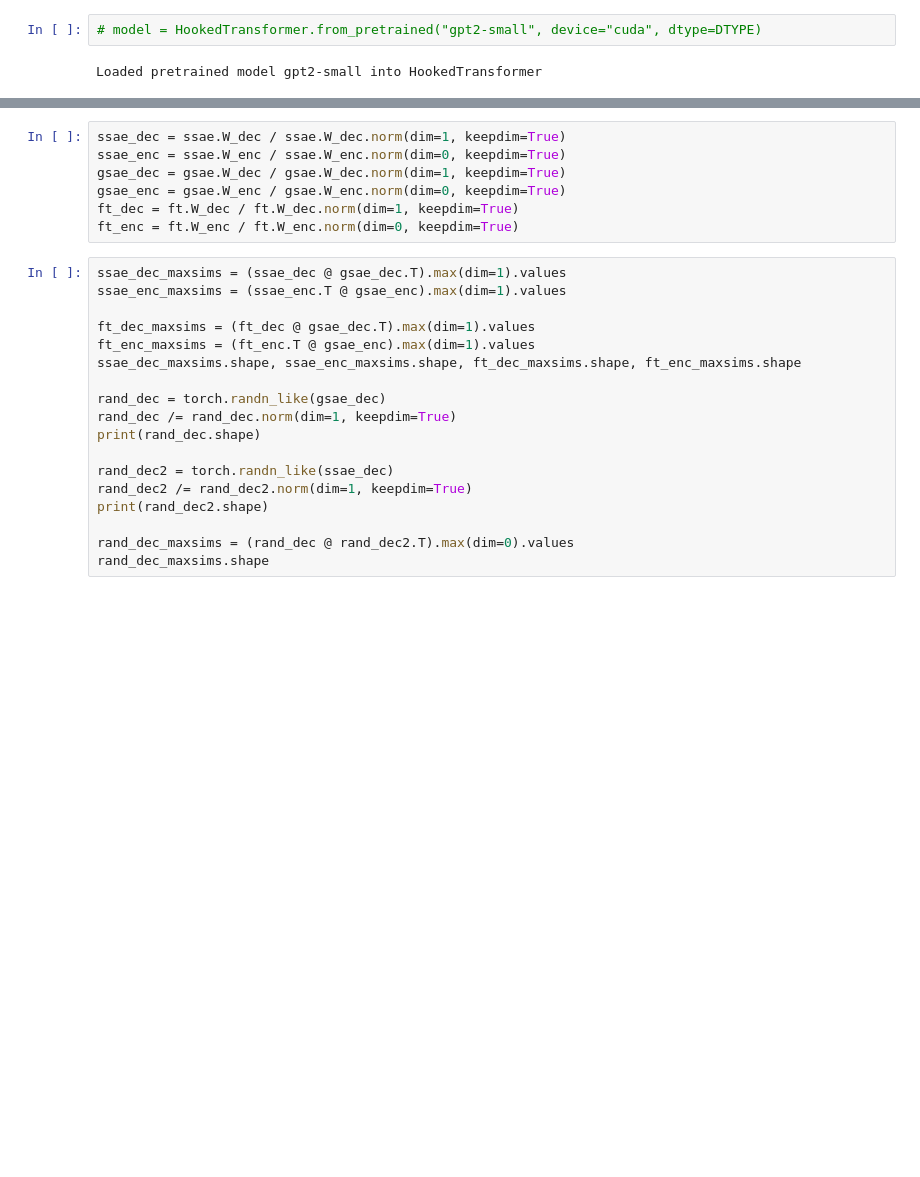
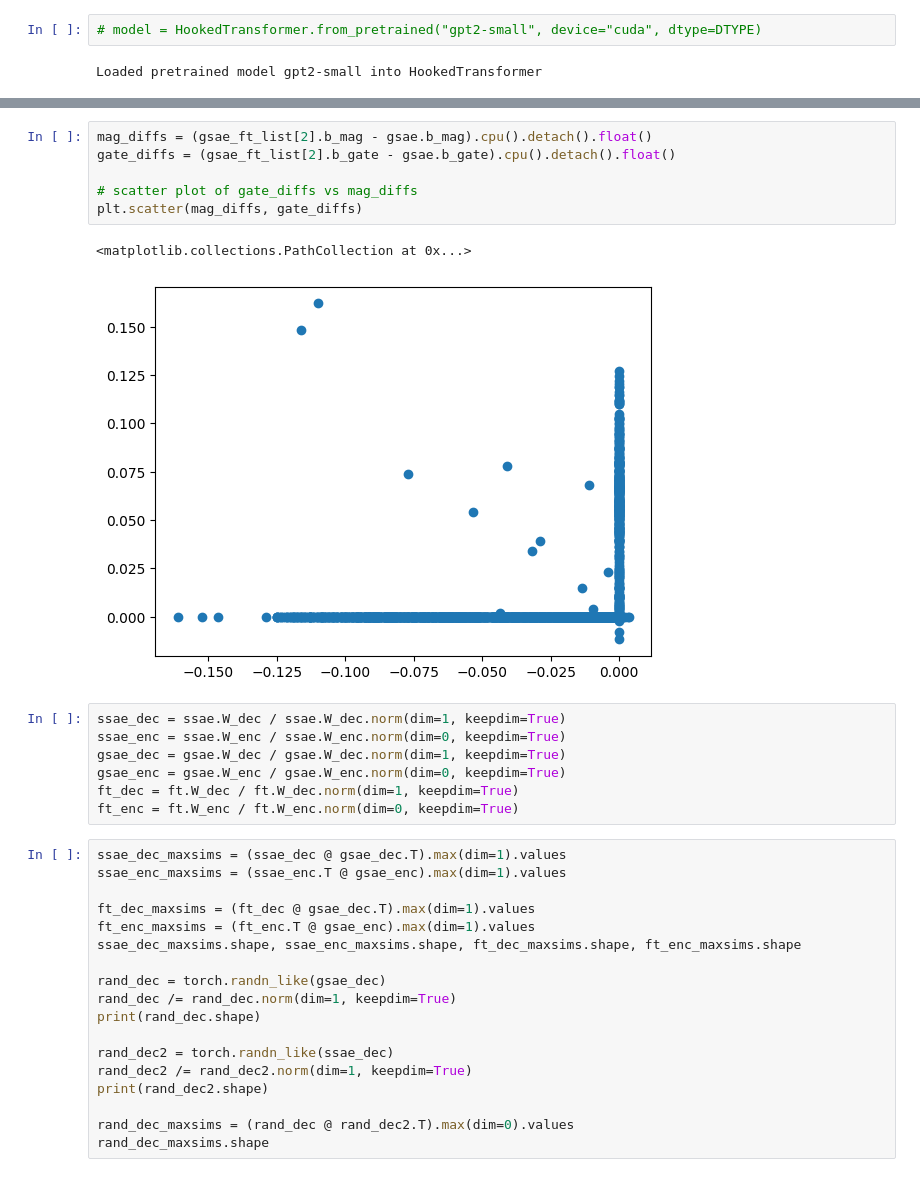
Before and after one commit to jacobcd52/specialised-SAEs, a Jupyter notebook: sae_lens/jacob/analysis.ipynb, the cells around one changed output, grey strips where cells are left out. Saved outputs shown, nothing was run; the diff lists cells and outputs as text; blank space fills up the shorter version.

```diff
--- a/sae_lens/jacob/analysis.ipynb
+++ b/sae_lens/jacob/analysis.ipynb
@@ -63,3 +77,12 @@ temp_sae/cfg.json temp_sae/sae_weights.safetensors
+# %%
+mag_diffs = (gsae_ft_list[2].b_mag - gsae.b_mag).cpu().detach().float()
+gate_diffs = (gsae_ft_list[2].b_gate - gsae.b_gate).cpu().detach().float()
+
+# scatter plot of gate_diffs vs mag_diffs
+plt.scatter(mag_diffs, gate_diffs)
+# %% [output]
+<matplotlib.collections.PathCollection at 0x...>
+[figure, added]
 # %%
 ssae_dec = ssae.W_dec / ssae.W_dec.norm(dim=1, keepdim=True)
 ssae_enc = ssae.W_enc / ssae.W_enc.norm(dim=0, keepdim=True)
```
Also changed, not shown: parts of 7 cells of this notebook, 6 other files.
